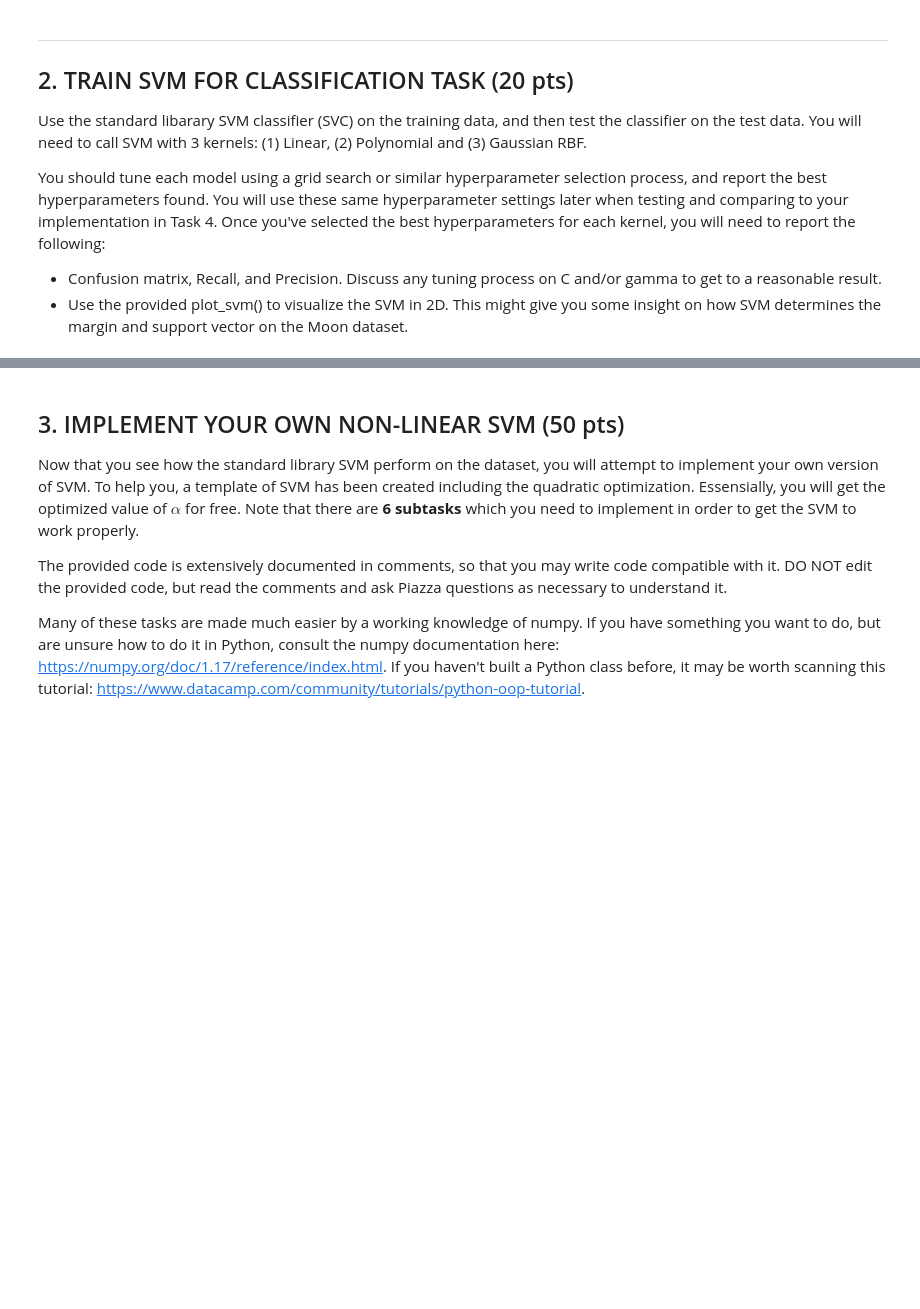
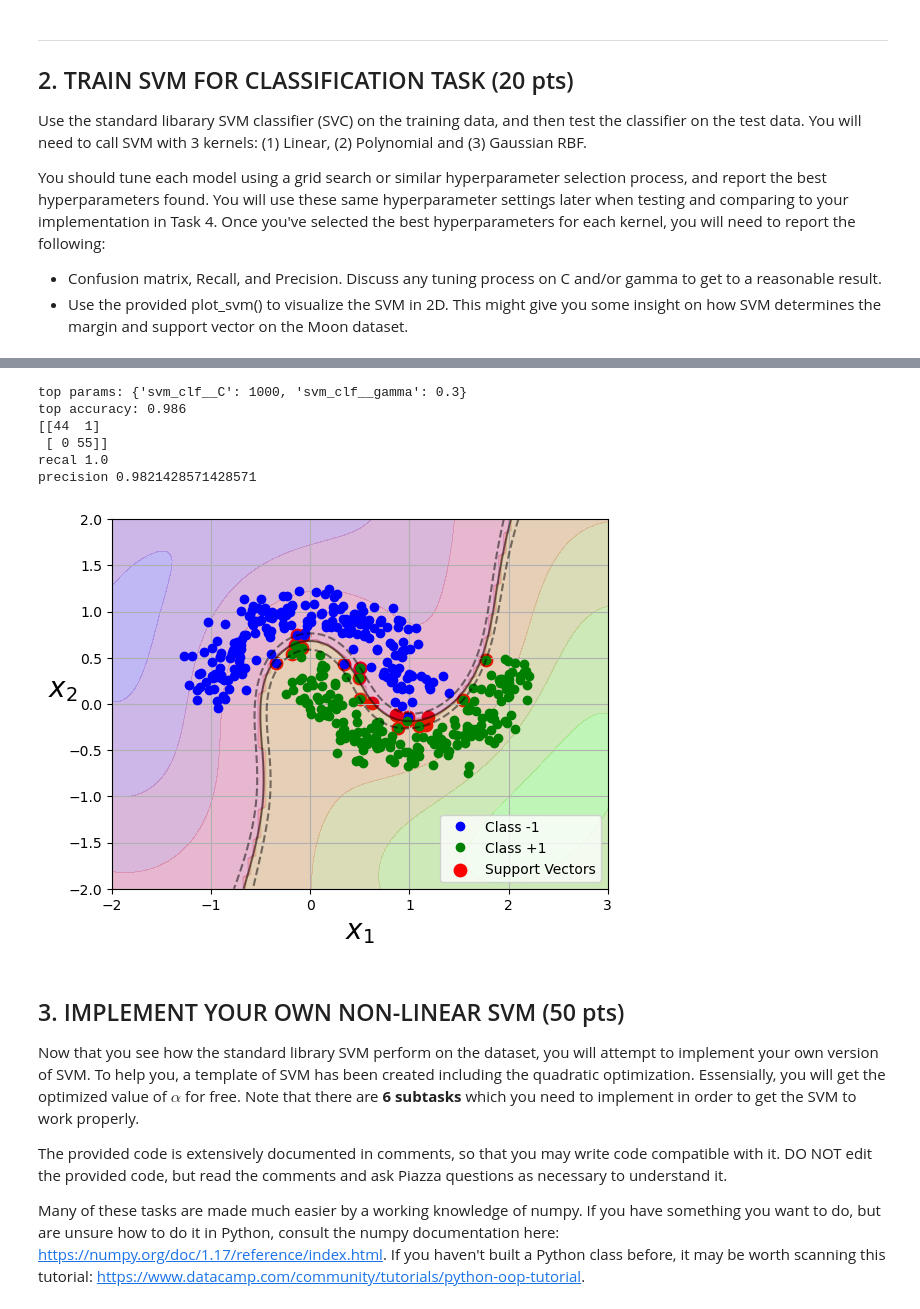
Before and after one commit to eva-butler/CS4774, a Jupyter notebook: sae9fp_assignment_3_svm.ipynb, the cells around one changed output, grey strips where cells are left out. Saved outputs shown, nothing was run; the diff lists cells and outputs as text; code cells hidden in the pictures; blank space fills up the shorter version.

```diff
--- a/sae9fp_assignment_3_svm.ipynb
+++ b/sae9fp_assignment_3_svm.ipynb
@@ -82,3 +163,42 @@ from sklearn.svm import SVC
+# %%
+#now lets do the gaussian Rbf Kernal
+
+rbf_kernel_svm_clf = Pipeline([
+        ("svm_clf", SVC(kernel="rbf"))
+    ])
+rbf_kernel_svm_clf.fit(X, y)
+
+C_and_gamma_grid = {
+    "svm_clf__C": [ 10, 100, 1000],
+    "svm_clf__gamma": [0.01, 0.001, 0.1, .3]
+}
+
+grid_search = GridSearchCV(rbf_kernel_svm_clf, C_and_gamma_grid, cv=5, scoring='accuracy')
+grid_search.fit(X, y)
+
+print("top params:", grid_search.best_params_)
+print("top accuracy:", grid_search.best_score_)
+
+best_rbf = grid_search.best_estimator_
+rbf_predictions = best_rbf.predict(X_test)
+
+print(confusion_matrix(y_test, rbf_predictions))
+print("recal", recall_score(y_test, rbf_predictions))
+print("precision",  precision_score(y_test, rbf_predictions))
+
+
+plot_svm(best_rbf.named_steps["svm_clf"], X_train, y_train)
+plt.show()
+
+#For the tuning process of C and gamma, I just used the grid search method to determine which values performed the best
+# %% [output]
+top params: {'svm_clf__C': 1000, 'svm_clf__gamma': 0.3}
+top accuracy: 0.986
+[[44  1]
+ [ 0 55]]
+recal 1.0
+precision 0.9821428571428571
+[figure, added]
 # %% [markdown]
 ## 3. IMPLEMENT YOUR OWN NON-LINEAR SVM (50 pts)
 Now that you see how the standard library SVM perform on the dataset, you will attempt to implement your own version of SVM. To help you, a template of SVM has been created including the quadratic optimization. Essensially, you will get the optimized value of $\alpha$ for free. Note that there are **6 subtasks** which you need to implement in order to get the SVM to work properly.
```
Also changed, not shown: parts of 12 cells of this notebook.
